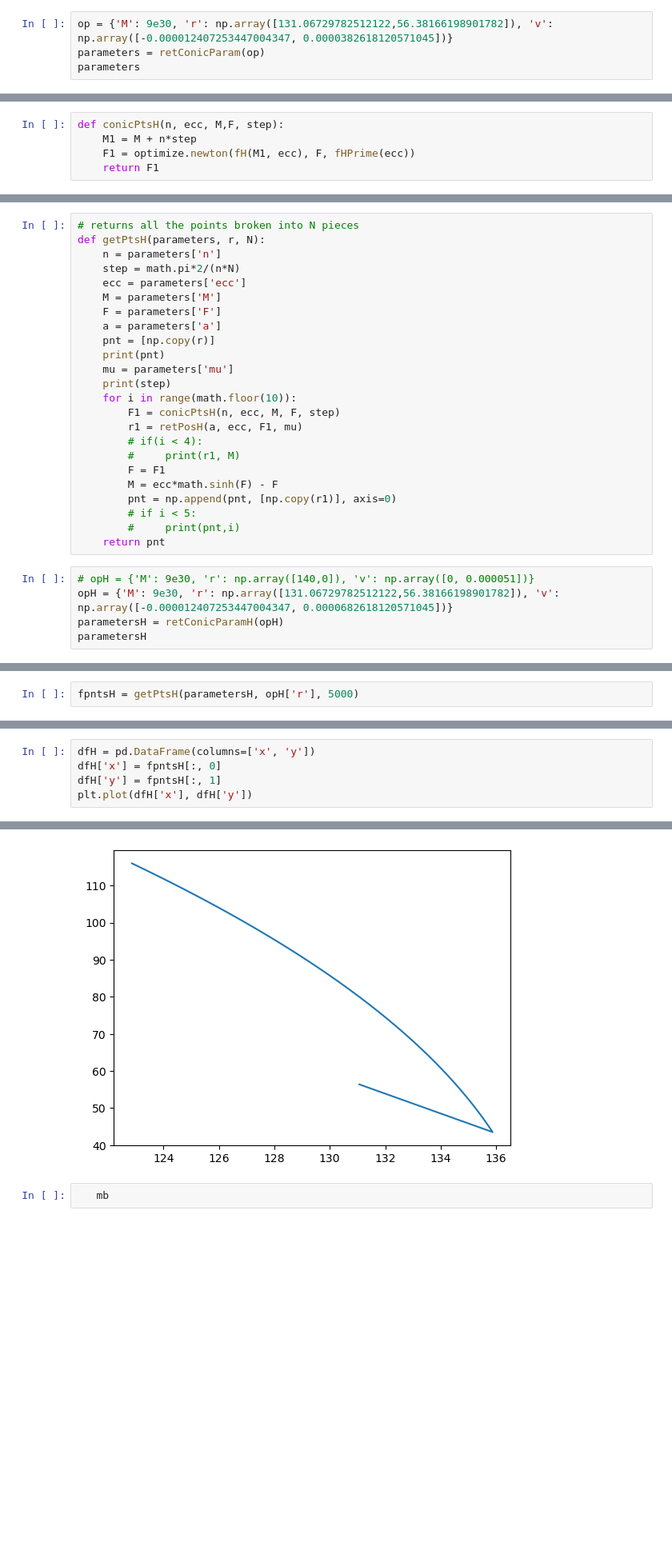
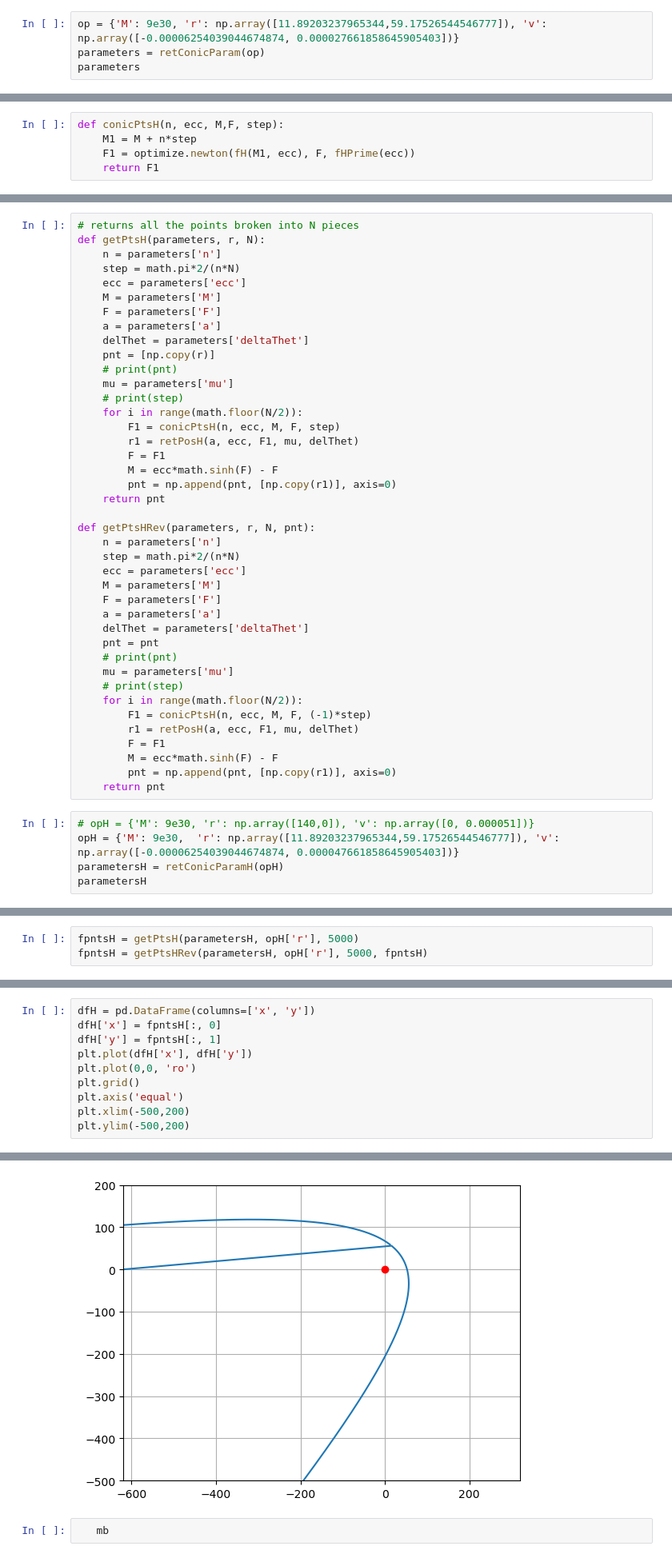
Before and after one commit to Tobiro/celesDataAnalysis, a Jupyter notebook: Conics.ipynb, the cells around one changed output, grey strips where cells are left out. Shown at 80% size. Cells and saved outputs as stored; diff of their text form; blank space fills up the shorter version.

```diff
--- a/Conics.ipynb
+++ b/Conics.ipynb
@@ -73,7 +77,7 @@ def getPts(parameters, r, N):
 # %% [markdown]
 Execution
 # %%
-op = {'M': 9e30, 'r': np.array([131.06729782512122,56.38166198901782]), 'v': np.array([-0.000012407253447004347, 0.0000382618120571045])}
+op = {'M': 9e30, 'r': np.array([11.89203237965344,59.17526544546777]), 'v': np.array([-0.00006254039044674874, 0.000027661858645905403])}
 parameters = retConicParam(op)
 parameters
 # %% [output]
@@ -138,24 +155,41 @@ def getPtsH(parameters, r, N):
     M = parameters['M']
     F = parameters['F']
     a = parameters['a']
+    delThet = parameters['deltaThet']
     pnt = [np.copy(r)]
-    print(pnt)
+    # print(pnt)
     mu = parameters['mu']
-    print(step)
-    for i in range(math.floor(10)):
+    # print(step)
+    for i in range(math.floor(N/2)):
         F1 = conicPtsH(n, ecc, M, F, step)
-        r1 = retPosH(a, ecc, F1, mu)
-        # if(i < 4):
-        #     print(r1, M)
+        r1 = retPosH(a, ecc, F1, mu, delThet)
         F = F1
         M = ecc*math.sinh(F) - F
         pnt = np.append(pnt, [np.copy(r1)], axis=0)
-        # if i < 5:
-        #     print(pnt,i)
     return pnt
+
+def getPtsHRev(parameters, r, N, pnt):
+    n = parameters['n']
+    step = math.pi*2/(n*N)
+    ecc = parameters['ecc']
+    M = parameters['M']
+    F = parameters['F']
+    a = parameters['a']
+    delThet = parameters['deltaThet']
+    pnt = pnt
+    # print(pnt)
+    mu = parameters['mu']
+    # print(step)
+    for i in range(math.floor(N/2)):
+        F1 = conicPtsH(n, ecc, M, F, (-1)*step)
+        r1 = retPosH(a, ecc, F1, mu, delThet)
+        F = F1
+        M = ecc*math.sinh(F) - F
+        pnt = np.append(pnt, [np.copy(r1)], axis=0)
+    return pnt
 # %%
 # opH = {'M': 9e30, 'r': np.array([140,0]), 'v': np.array([0, 0.000051])}
-opH = {'M': 9e30, 'r': np.array([131.06729782512122,56.38166198901782]), 'v': np.array([-0.000012407253447004347, 0.0000682618120571045])}
+opH = {'M': 9e30,  'r': np.array([11.89203237965344,59.17526544546777]), 'v': np.array([-0.00006254039044674874, 0.000047661858645905403])}
 parametersH = retConicParamH(opH)
 parametersH
 # %% [output]
@@ -184,2 +206,3 @@ np.linalg.norm([131.06729782512122,56.38166198901782])
 # %%
 fpntsH = getPtsH(parametersH, opH['r'], 5000)
+fpntsH = getPtsHRev(parametersH, opH['r'], 5000, fpntsH)
@@ -205,4 +211,9 @@ dfH = pd.DataFrame(columns=['x', 'y'])
 dfH['x'] = fpntsH[:, 0]
 dfH['y'] = fpntsH[:, 1]
 plt.plot(dfH['x'], dfH['y'])
+plt.plot(0,0, 'ro')
+plt.grid()
+plt.axis('equal')
+plt.xlim(-500,200)
+plt.ylim(-500,200)
 # %% [output]
@@ -210,4 +221,4 @@ plt.plot(dfH['x'], dfH['y'])
-[figure, old version]
+[figure, new version]
 # %%
    mb
 # %% [output]
```
Also changed, not shown: parts of 17 cells of this notebook.
